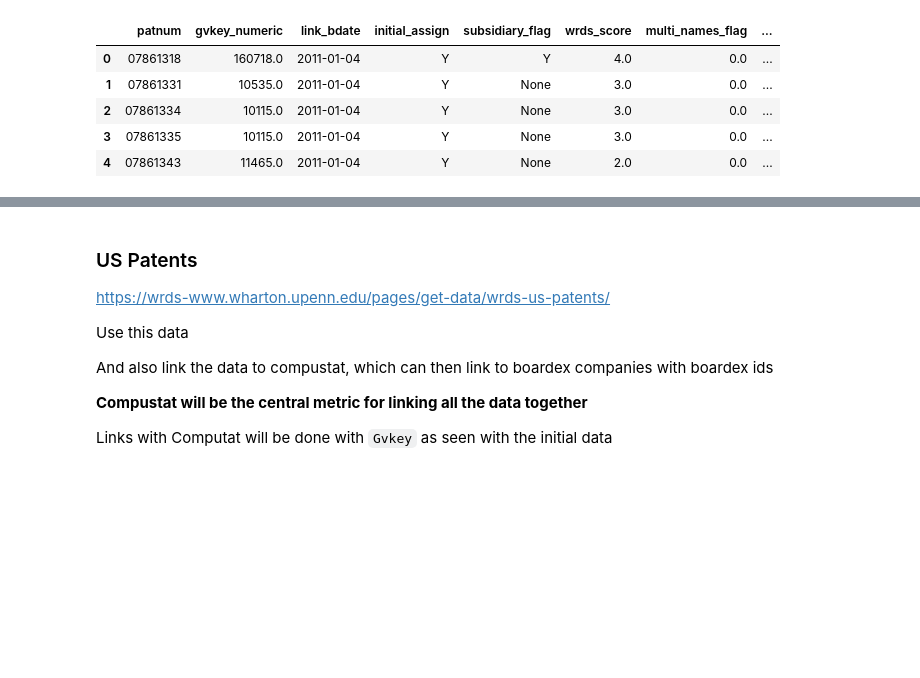
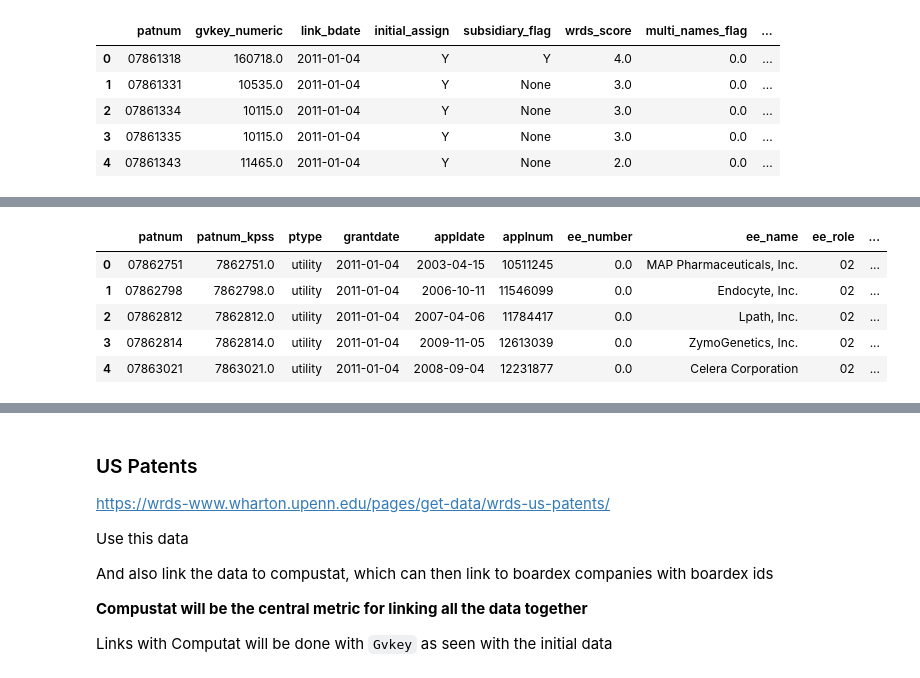
Before and after one commit to PeterHuGC/Imperial_Dissertation_Research, a Jupyter notebook: 6.Dissertation_Full_EDA/WRDS_graph_patent_exploration.ipynb, the cells around one changed output, grey strips where cells are left out. Cells and saved outputs as stored; diff of their text form; code cells hidden in the pictures; blank space fills up the shorter version.

```diff
--- a/6.Dissertation_Full_EDA/WRDS_graph_patent_exploration.ipynb
+++ b/6.Dissertation_Full_EDA/WRDS_graph_patent_exploration.ipynb
@@ -175,0 +212,18 @@ conn.get_table(library='wrdsapps', table='uspatents_gvkey_linking', obs=5)
+# %%
+matched_patents_detailed = conn.raw_sql(
+f"""
+select *
+from wrdsapps.uspatents_meta
+where patnum in {concatenate_to_literal(patent_no_matched)};
+"""
+
+)
+# %%
+matched_patents_detailed.head()
+# %% [output]
+|  | patnum | patnum_kpss | ptype | grantdate | appldate | applnum | ee_number | ee_name | ee_role | ... |
+| 0 | 07862751 | 7862751.0 | utility | 2011-01-04 | 2003-04-15 | 10511245 | 0.0 | MAP Pharmaceuticals, Inc. | 02 | ... |
+| 1 | 07862798 | 7862798.0 | utility | 2011-01-04 | 2006-10-11 | 11546099 | 0.0 | Endocyte, Inc. | 02 | ... |
+| 2 | 07862812 | 7862812.0 | utility | 2011-01-04 | 2007-04-06 | 11784417 | 0.0 | Lpath, Inc. | 02 | ... |
+| 3 | 07862814 | 7862814.0 | utility | 2011-01-04 | 2009-11-05 | 12613039 | 0.0 | ZymoGenetics, Inc. | 02 | ... |
+| 4 | 07863021 | 7863021.0 | utility | 2011-01-04 | 2008-09-04 | 12231877 | 0.0 | Celera Corporation | 02 | ... |
```
Also changed, not shown: parts of 16 cells of this notebook, 1 other file.
